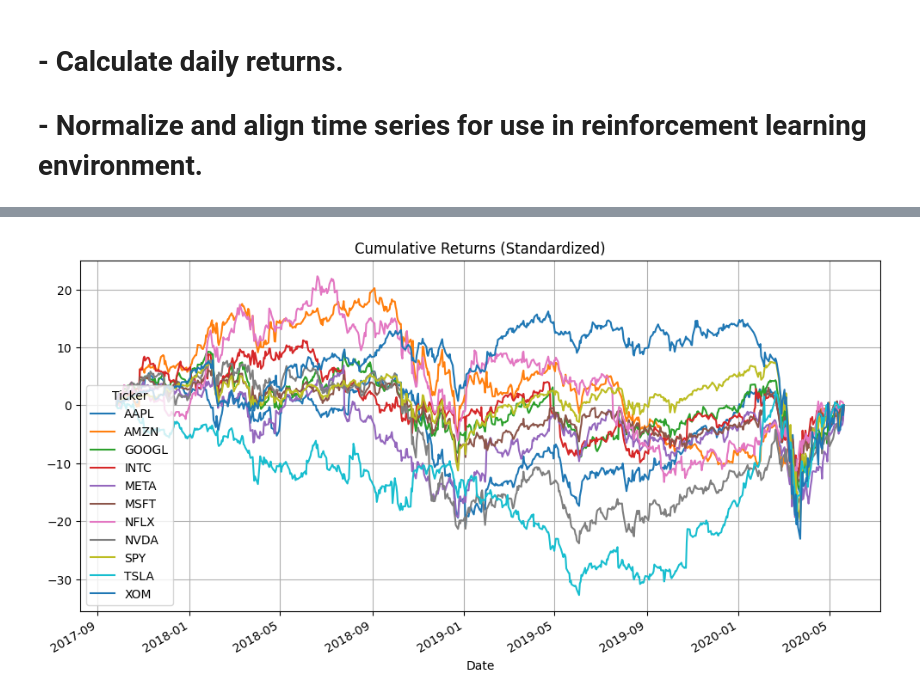
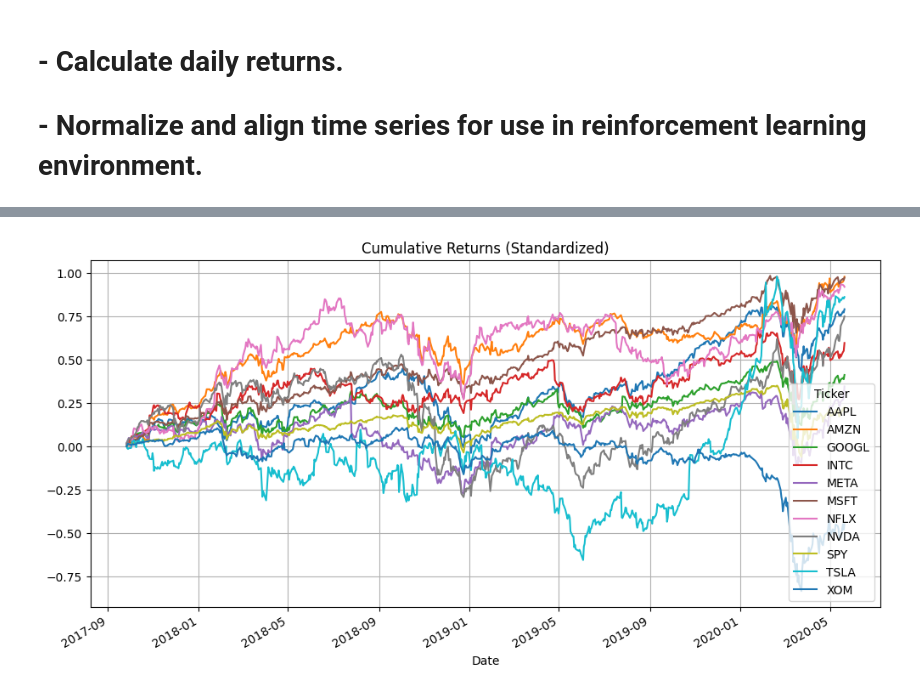
Before and after one commit to MarceloSSessim/mrl_hedging_uyen_pham_2021, a Jupyter notebook: 01_data_preparation.ipynb, the cells around one changed output, grey strips where cells are left out. Drawn from its saved outputs; the diff is of its cells as text; code cells hidden in the pictures.

```diff
--- a/01_data_preparation.ipynb
+++ b/01_data_preparation.ipynb
@@ -74,12 +74,18 @@ df_returns_scaled = pd.DataFrame(
 
 # --- Save Processed Data ---
 df_returns_scaled.to_csv(os.path.join(PROCESSED_PATH, "returns_scaled.csv"))
+# %%
+# --- Compute Log Returns ---
+df_returns = np.log(data / data.shift(1)).dropna()
+
+# --- Save ---
+df_returns.to_csv(os.path.join(PROCESSED_PATH, "returns_log.csv"))
 # %%
 # --- Visualization ---
-df_returns_scaled.cumsum().plot(figsize=(12, 6), title="Cumulative Returns (Standardized)")
+df_returns.cumsum().plot(figsize=(12, 6), title="Cumulative Returns (Standardized)")
 plt.grid(True)
 plt.show()
 
 # ✅ Output: 'returns_scaled.csv' ready for use in training the trading agents.
 # %% [output]
-[figure, old version]
+[figure, new version]
```
Also changed, not shown: parts of 1 cell of this notebook, 4 other files.
